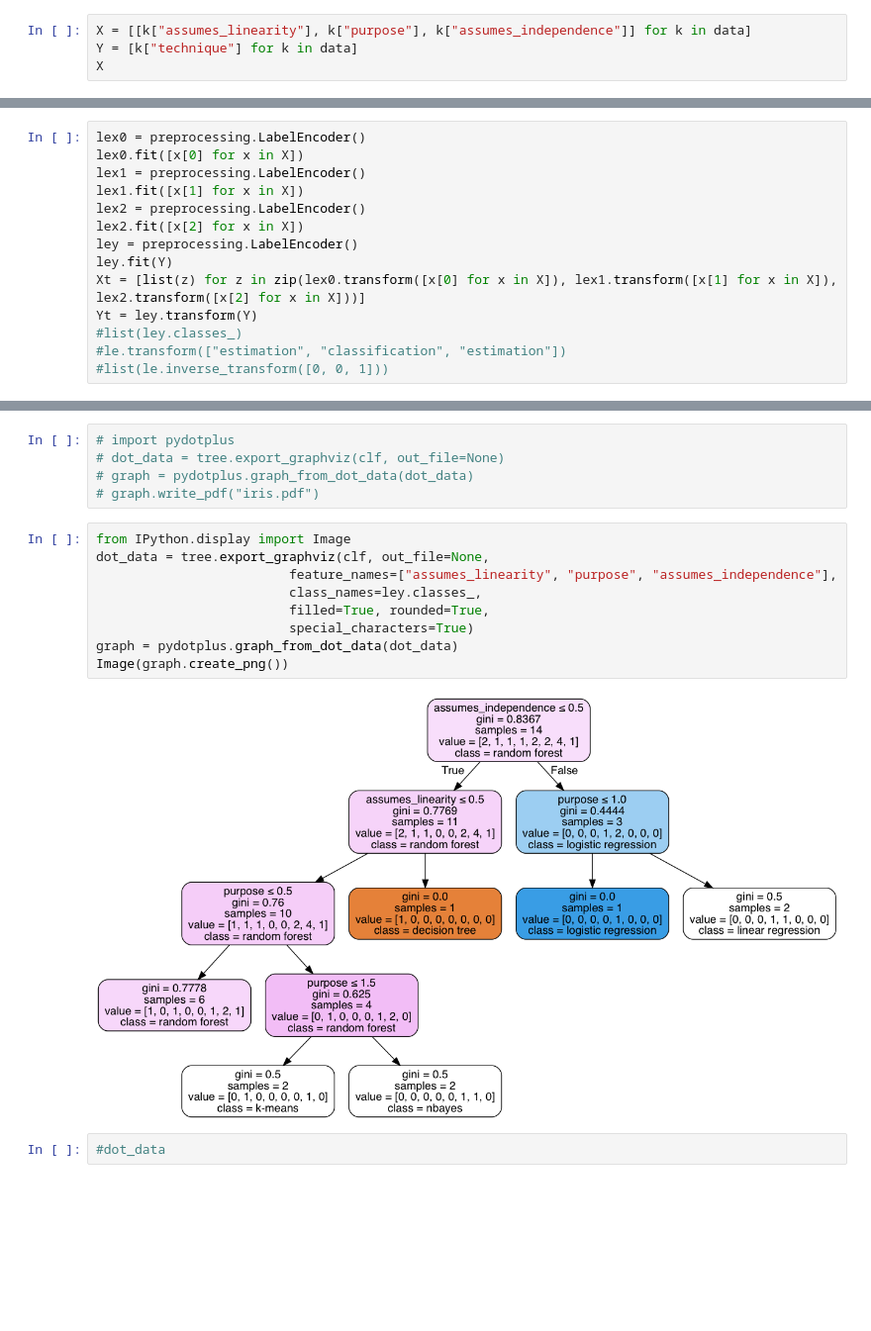
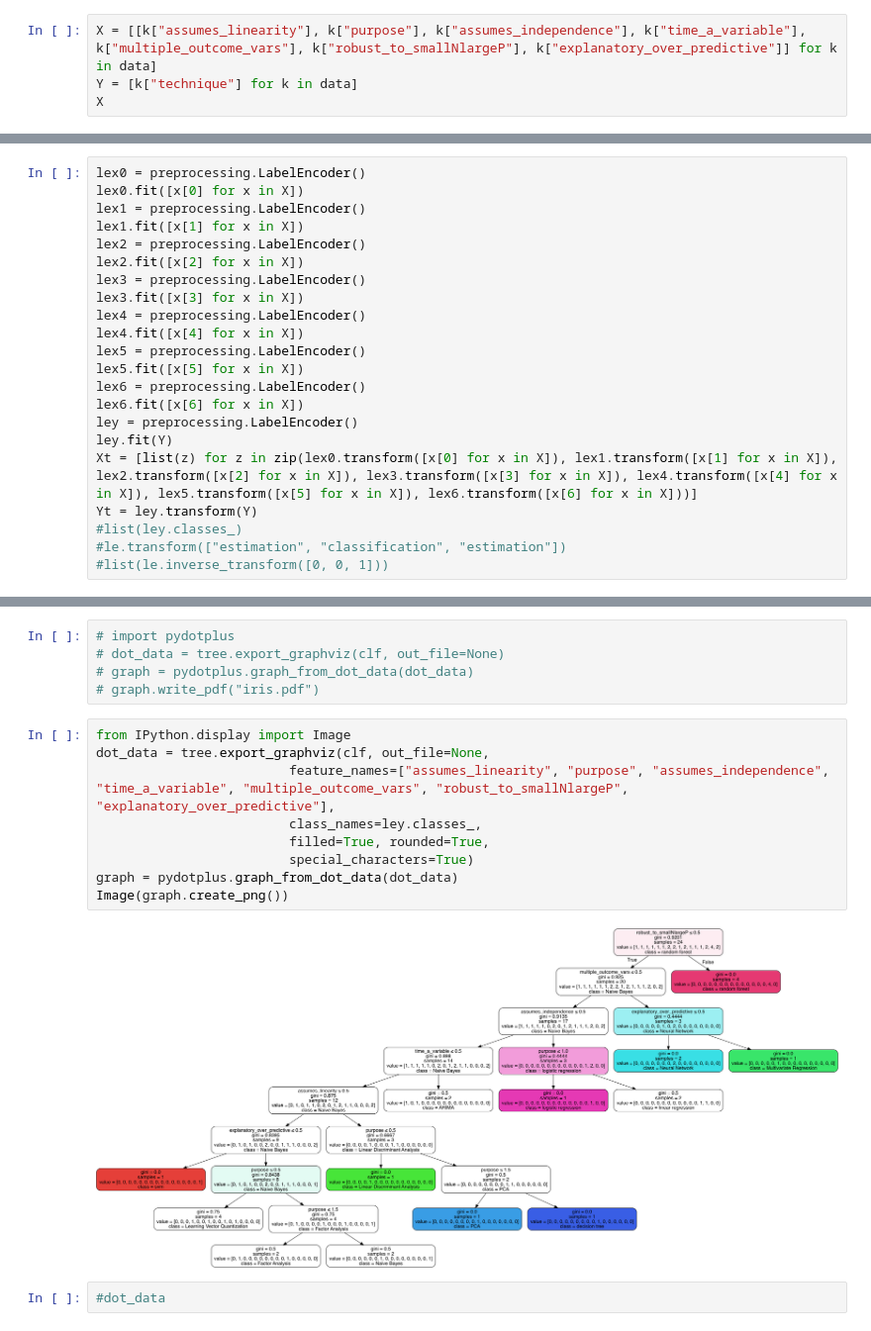
Before and after one commit to ngopal/mlhelp, a Jupyter notebook: Technique Choice.ipynb, the cells around one changed output, grey strips where cells are left out. Shown: that part at 99% size. Saved outputs shown, nothing was run; the diff lists cells and outputs as text; blank space fills up the shorter version.

```diff
--- a/Technique Choice.ipynb
+++ b/Technique Choice.ipynb
@@ -112,7 +240,7 @@ DecisionTreeClassifier(class_weight=None, criterion='gini', max_depth=None,
             min_samples_split=2, min_weight_fraction_leaf=0.0,
             presort=False, random_state=None, splitter='best')
 # %%
-X = [[k["assumes_linearity"], k["purpose"], k["assumes_independence"]] for k in data]
+X = [[k["assumes_linearity"], k["purpose"], k["assumes_independence"], k["time_a_variable"], k["multiple_outcome_vars"], k["robust_to_smallNlargeP"], k["explanatory_over_predictive"]] for k in data]
 Y = [k["technique"] for k in data]
 X
 # %% [output]
@@ -137,9 +268,17 @@ lex1 = preprocessing.LabelEncoder()
 lex1.fit([x[1] for x in X])
 lex2 = preprocessing.LabelEncoder()
 lex2.fit([x[2] for x in X])
+lex3 = preprocessing.LabelEncoder()
+lex3.fit([x[3] for x in X])
+lex4 = preprocessing.LabelEncoder()
+lex4.fit([x[4] for x in X])
+lex5 = preprocessing.LabelEncoder()
+lex5.fit([x[5] for x in X])
+lex6 = preprocessing.LabelEncoder()
+lex6.fit([x[6] for x in X])
 ley = preprocessing.LabelEncoder()
 ley.fit(Y)
-Xt = [list(z) for z in zip(lex0.transform([x[0] for x in X]), lex1.transform([x[1] for x in X]), lex2.transform([x[2] for x in X]))]
+Xt = [list(z) for z in zip(lex0.transform([x[0] for x in X]), lex1.transform([x[1] for x in X]), lex2.transform([x[2] for x in X]), lex3.transform([x[3] for x in X]), lex4.transform([x[4] for x in X]), lex5.transform([x[5] for x in X]), lex6.transform([x[6] for x in X]))]
 Yt = ley.transform(Y)
 #list(ley.classes_)
 #le.transform(["estimation", "classification", "estimation"])
@@ -157,14 +296,14 @@ clf = clf.fit(Xt, Yt)
 # %%
 from IPython.display import Image
 dot_data = tree.export_graphviz(clf, out_file=None,
-                         feature_names=["assumes_linearity", "purpose", "assumes_independence"],
+                         feature_names=["assumes_linearity", "purpose", "assumes_independence", "time_a_variable", "multiple_outcome_vars", "robust_to_smallNlargeP", "explanatory_over_predictive"],
                          class_names=ley.classes_,
                          filled=True, rounded=True,
                          special_characters=True)
 graph = pydotplus.graph_from_dot_data(dot_data)
 Image(graph.create_png())
 # %% [output]
-[figure, old version]
+[figure, new version]
 # %%
 #dot_data
 # %%
```
Also changed, not shown: parts of 5 cells of this notebook, 3 other files.
